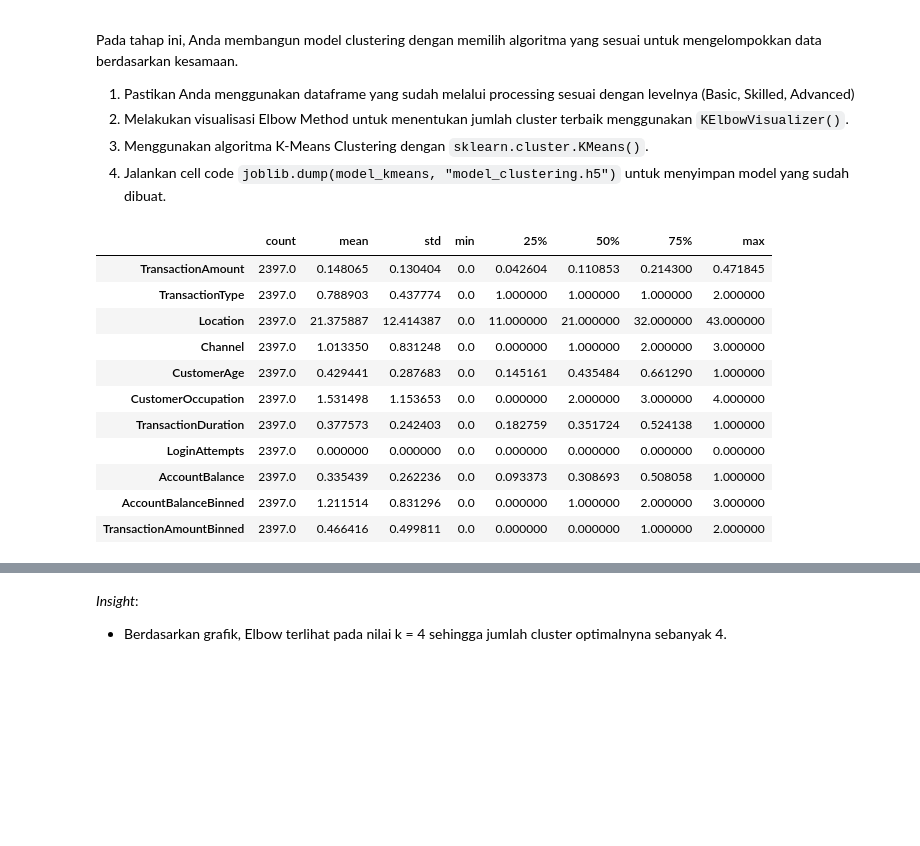
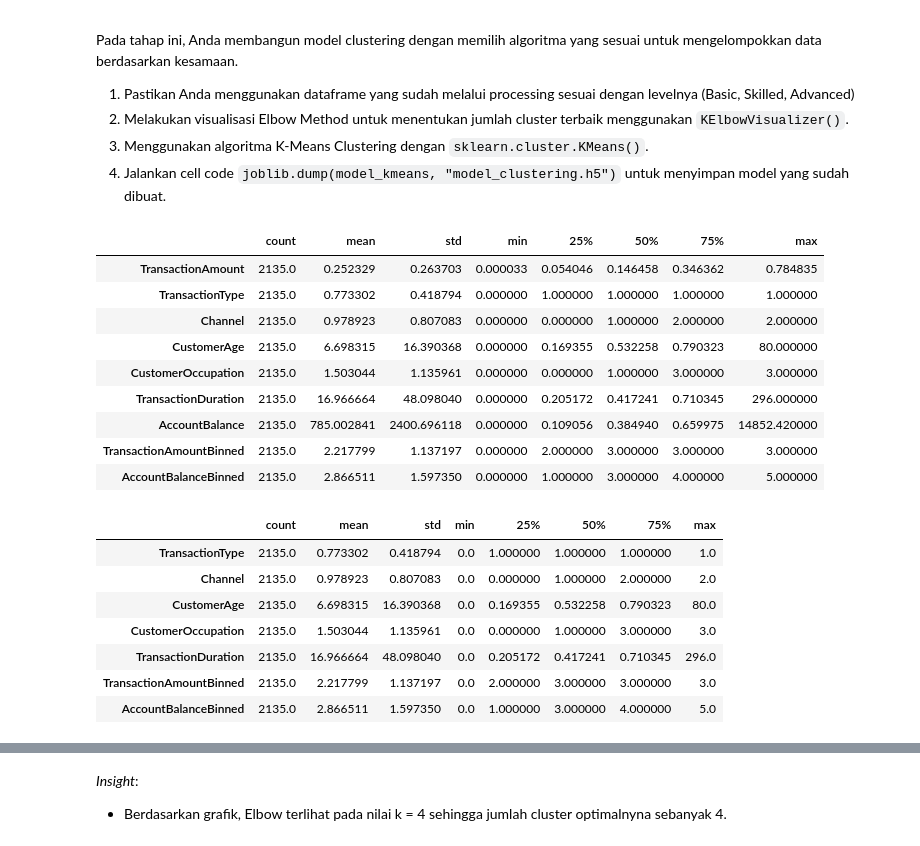
Before and after one commit to Sulbae/ML-Supervised-Unsupervised, a Jupyter notebook: [Clustering]_Submission_Akhir_BMLP_Anggun-Sulis-Setyawan.ipynb, the cells around one changed output, grey strips where cells are left out. Saved outputs shown, nothing was run; the diff lists cells and outputs as text; code cells hidden in the pictures; blank space fills up the shorter version.

```diff
--- a/[Clustering]_Submission_Akhir_BMLP_Anggun-Sulis-Setyawan.ipynb
+++ b/[Clustering]_Submission_Akhir_BMLP_Anggun-Sulis-Setyawan.ipynb
@@ -329,0 +362,5 @@ memory usage: 178.5+ KB
+# %%
+# Seleksi fitur yang menggambarkan pola perilaku transaksi pelanggan
+selected_df = selected_df.drop(columns=['Location', 'LoginAttempts'])
+
+selected_df.info()
@@ -346,14 +400,16 @@ df.head()
 # %%
 # Melakukan feature encoding menggunakan LabelEncoder() untuk fitur kategorikal.
 # Pastikan kamu menggunakan function head setelah melalukan encoding.
-cat_cols = ['TransactionType', 'Location' , 'Channel', 'CustomerOccupation']
+encoded_df = normalized_df.copy()
+
+cat_cols = encoded_df.select_dtypes(include=['object']).columns
 
 encoders = {}
 
 for col in cat_cols:
     le = LabelEncoder()
-    df[col] = le.fit_transform(df[col])
+    encoded_df[col] = le.fit_transform(encoded_df[col].copy())
     encoders[col] = le # Menyimpan encoder untuk setiap kolom kategorikal
 
-df.head()
+encoded_df.head()
 # %% [output]
@@ -397,10 +468,10 @@ def handle_outliers_iqr(dataframe, column):
     dataframe[column] = np.where(dataframe[column] > upper_bound, upper_bound, dataframe[column])
     return dataframe
 
-cols_with_outlier = ['TransactionAmount', 'LoginAttempts']
+cols_with_outlier = ['TransactionAmount']
 for col in cols_with_outlier:
-    df = handle_outliers_iqr(df, col)
+    encoded_df = handle_outliers_iqr(encoded_df, col)
 
-df.describe().T
+encoded_df.describe().T
 # %% [output]
 |  | count | mean | std | min | 25% | 50% | 75% | max |
@@ -419,17 +488,19 @@ df.describe().T
 # Silahkan lakukan encode hasil binning tersebut menggunakan LabelEncoder.
 # Pastikan kamu mengerjakan tahapan ini pada satu cell.
 
+# Binning pada fitur 'TransactionAmount'
+amount_bins = [0, 0.2, 0.4, 0.6, 0.8, 1]
+amount_labels = ['Very Small', 'Small', 'Medium', 'Large', 'Very Large']
+encoded_df['TransactionAmountBinned'] = pd.cut(encoded_df['TransactionAmount'], bins=amount_bins, labels=amount_labels)
+encoded_df['TransactionAmountBinned'] = le.fit_transform(encoded_df['TransactionAmountBinned'])
+
 # Binning pada fitur 'AccountBalance'
-balance_bins = [0, 0.1, 0.5, 1]
-balance_labels = ['Low', 'Medium', 'High']
-df['AccountBalanceBinned'] = pd.cut(df['AccountBalance'], bins=balance_bins, labels=balance_labels)
-df['AccountBalanceBinned'] = le.fit_transform(df['AccountBalanceBinned'])
+balance_bins = [0, 0.2, 0.4, 0.6, 0.8, 1]
+balance_labels = ['Very Low', 'Low', 'Medium', 'High', 'Very High']
+encoded_df['AccountBalanceBinned'] = pd.cut(encoded_df['AccountBalance'], bins=balance_bins, labels=balance_labels)
+encoded_df['AccountBalanceBinned'] = le.fit_transform(encoded_df['AccountBalanceBinned'])
 
-# Binning pada fitur 'TransactionAmount'
-amount_bins = [0, 0.1, 0.5, 1]
-amount_labels = ['Small', 'Medium', 'Large']
-df['TransactionAmountBinned'] = pd.cut(df['TransactionAmount'], bins=amount_bins, labels=amount_labels)
-df['TransactionAmountBinned'] = le.fit_transform(df['TransactionAmountBinned'])
+preprocessed_df = encoded_df.copy()
 
-df.head()
+preprocessed_df.head()
 # %% [output]
@@ -449,22 +520,33 @@ Pada tahap ini, Anda membangun model clustering dengan memilih algoritma yang se
 # %%
 # Gunakan describe untuk memastikan proses clustering menggunakan dataset hasil preprocessing
 # Lengkapi kode ini dengan mengubah nama DataFrame yang akan dilatih.
 # Kode harus digunakan dan dilarang menambahkan syntax lainnya pada cell ini.
 
-df.describe().T
+preprocessed_df.describe().T
 # %% [output]
 |  | count | mean | std | min | 25% | 50% | 75% | max |
-| TransactionAmount | 2397.0 | 0.148065 | 0.130404 | 0.0 | 0.042604 | 0.110853 | 0.214300 | 0.471845 |
-| TransactionType | 2397.0 | 0.788903 | 0.437774 | 0.0 | 1.000000 | 1.000000 | 1.000000 | 2.000000 |
-| Location | 2397.0 | 21.375887 | 12.414387 | 0.0 | 11.000000 | 21.000000 | 32.000000 | 43.000000 |
-| Channel | 2397.0 | 1.013350 | 0.831248 | 0.0 | 0.000000 | 1.000000 | 2.000000 | 3.000000 |
-| CustomerAge | 2397.0 | 0.429441 | 0.287683 | 0.0 | 0.145161 | 0.435484 | 0.661290 | 1.000000 |
-| CustomerOccupation | 2397.0 | 1.531498 | 1.153653 | 0.0 | 0.000000 | 2.000000 | 3.000000 | 4.000000 |
-| TransactionDuration | 2397.0 | 0.377573 | 0.242403 | 0.0 | 0.182759 | 0.351724 | 0.524138 | 1.000000 |
-| LoginAttempts | 2397.0 | 0.000000 | 0.000000 | 0.0 | 0.000000 | 0.000000 | 0.000000 | 0.000000 |
-| AccountBalance | 2397.0 | 0.335439 | 0.262236 | 0.0 | 0.093373 | 0.308693 | 0.508058 | 1.000000 |
-| AccountBalanceBinned | 2397.0 | 1.211514 | 0.831296 | 0.0 | 0.000000 | 1.000000 | 2.000000 | 3.000000 |
-| TransactionAmountBinned | 2397.0 | 0.466416 | 0.499811 | 0.0 | 0.000000 | 0.000000 | 1.000000 | 2.000000 |
+| TransactionAmount | 2135.0 | 0.252329 | 0.263703 | 0.000033 | 0.054046 | 0.146458 | 0.346362 | 0.784835 |
+| TransactionType | 2135.0 | 0.773302 | 0.418794 | 0.000000 | 1.000000 | 1.000000 | 1.000000 | 1.000000 |
+| Channel | 2135.0 | 0.978923 | 0.807083 | 0.000000 | 0.000000 | 1.000000 | 2.000000 | 2.000000 |
+| CustomerAge | 2135.0 | 6.698315 | 16.390368 | 0.000000 | 0.169355 | 0.532258 | 0.790323 | 80.000000 |
+| CustomerOccupation | 2135.0 | 1.503044 | 1.135961 | 0.000000 | 0.000000 | 1.000000 | 3.000000 | 3.000000 |
+| TransactionDuration | 2135.0 | 16.966664 | 48.098040 | 0.000000 | 0.205172 | 0.417241 | 0.710345 | 296.000000 |
+| AccountBalance | 2135.0 | 785.002841 | 2400.696118 | 0.000000 | 0.109056 | 0.384940 | 0.659975 | 14852.420000 |
+| TransactionAmountBinned | 2135.0 | 2.217799 | 1.137197 | 0.000000 | 2.000000 | 3.000000 | 3.000000 | 3.000000 |
+| AccountBalanceBinned | 2135.0 | 2.866511 | 1.597350 | 0.000000 | 1.000000 | 3.000000 | 4.000000 | 5.000000 |
+# %%
+modeling_df = preprocessed_df.drop(columns=['TransactionAmount', 'AccountBalance'])
+
+modeling_df.describe().T
+# %% [output]
+|  | count | mean | std | min | 25% | 50% | 75% | max |
+| TransactionType | 2135.0 | 0.773302 | 0.418794 | 0.0 | 1.000000 | 1.000000 | 1.000000 | 1.0 |
+| Channel | 2135.0 | 0.978923 | 0.807083 | 0.0 | 0.000000 | 1.000000 | 2.000000 | 2.0 |
+| CustomerAge | 2135.0 | 6.698315 | 16.390368 | 0.0 | 0.169355 | 0.532258 | 0.790323 | 80.0 |
+| CustomerOccupation | 2135.0 | 1.503044 | 1.135961 | 0.0 | 0.000000 | 1.000000 | 3.000000 | 3.0 |
+| TransactionDuration | 2135.0 | 16.966664 | 48.098040 | 0.0 | 0.205172 | 0.417241 | 0.710345 | 296.0 |
+| TransactionAmountBinned | 2135.0 | 2.217799 | 1.137197 | 0.0 | 2.000000 | 3.000000 | 3.000000 | 3.0 |
+| AccountBalanceBinned | 2135.0 | 2.866511 | 1.597350 | 0.0 | 1.000000 | 3.000000 | 4.000000 | 5.0 |
 # %%
 # Melakukan visualisasi Elbow Method menggunakan KElbowVisualizer()
 model = KMeans(random_state=42)
```
Also changed, not shown: parts of 52 cells of this notebook, 2 other files.
